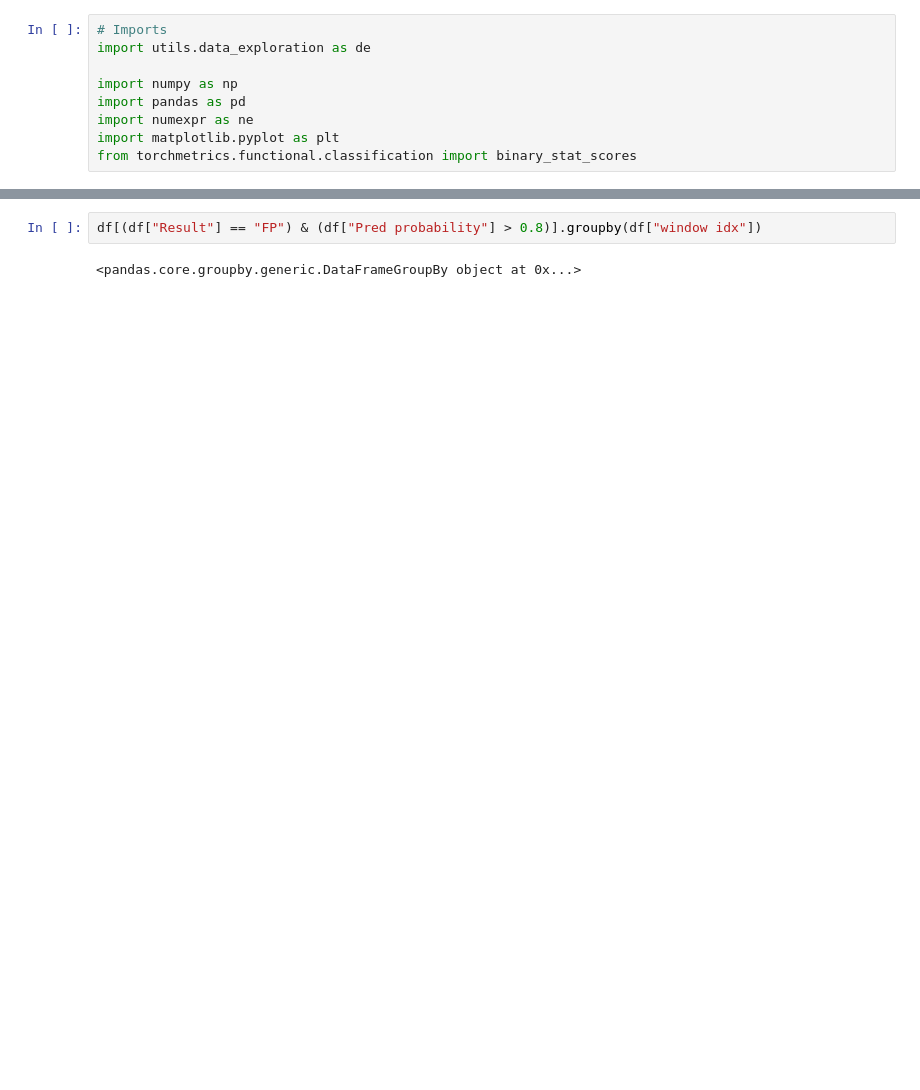
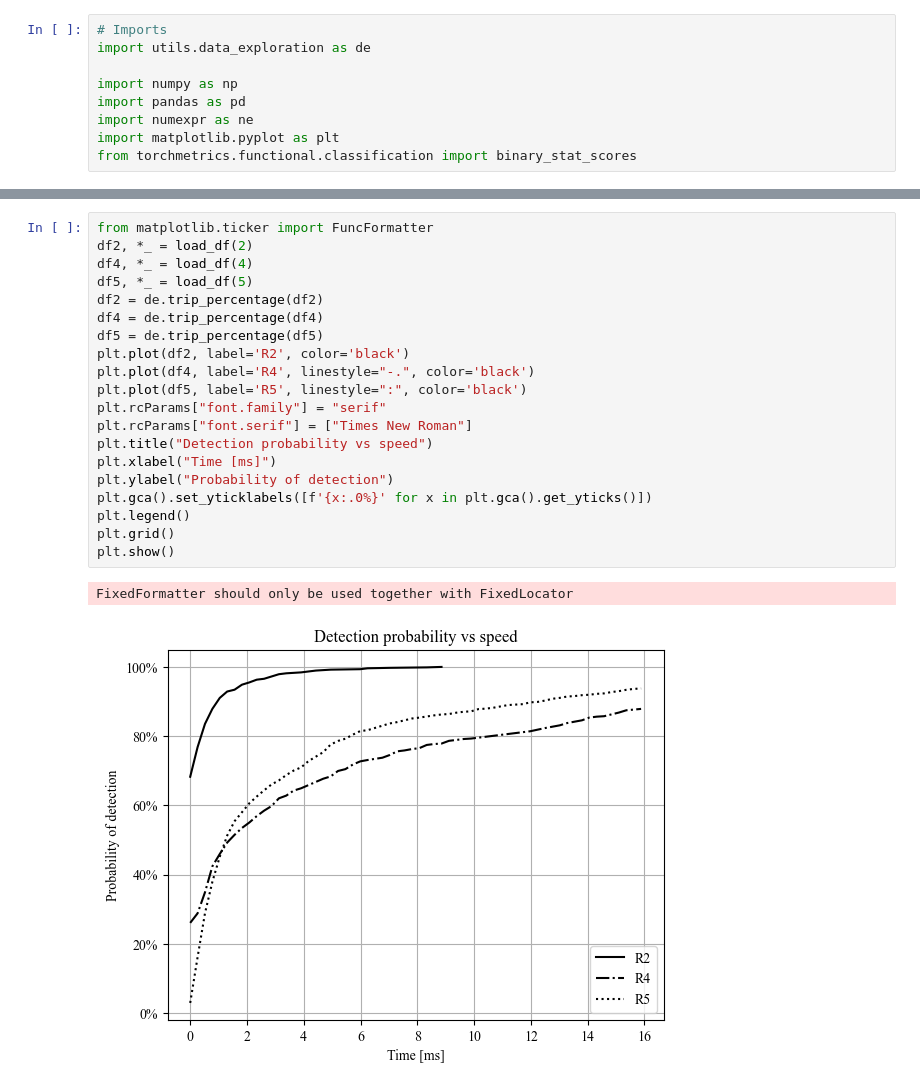
Before and after one commit to alvarohc777/pyTorch, a Jupyter notebook: data_exploration.ipynb, the cells around one changed output, grey strips where cells are left out. Saved outputs shown, nothing was run; the diff lists cells and outputs as text; blank space fills up the shorter version.

```diff
--- a/data_exploration.ipynb
+++ b/data_exploration.ipynb
@@ -121,7 +67,26 @@ Positive Predictive Value:....  99.7%
-# %%
-df[(df["Result"] == "FP") & (df["Pred probability"] > 0.8)].groupby(df["window idx"])
-# %% [output]
-<pandas.core.groupby.generic.DataFrameGroupBy object at 0x...>
+# %%
+from matplotlib.ticker import FuncFormatter
+df2, *_ = load_df(2)
+df4, *_ = load_df(4)
+df5, *_ = load_df(5)
+df2 = de.trip_percentage(df2)
+df4 = de.trip_percentage(df4)
+df5 = de.trip_percentage(df5)
+plt.plot(df2, label='R2', color='black')
+plt.plot(df4, label='R4', linestyle="-.", color='black')
+plt.plot(df5, label='R5', linestyle=":", color='black')
+plt.rcParams["font.family"] = "serif"
+plt.rcParams["font.serif"] = ["Times New Roman"]
+plt.title("Detection probability vs speed")
+plt.xlabel("Time [ms]")
+plt.ylabel("Probability of detection")
+plt.gca().set_yticklabels([f'{x:.0%}' for x in plt.gca().get_yticks()])
+plt.legend()
+plt.grid()
+plt.show()
+# %% [output]
+FixedFormatter should only be used together with FixedLocator
+[figure, added]
 # %%
 p = df[df["True label"] == 1].event_idx.value_counts().shape[0]
 n = df[df["True label"] == 0].event_idx.value_counts().shape[0]
```
Also changed, not shown: parts of 7 cells of this notebook.
